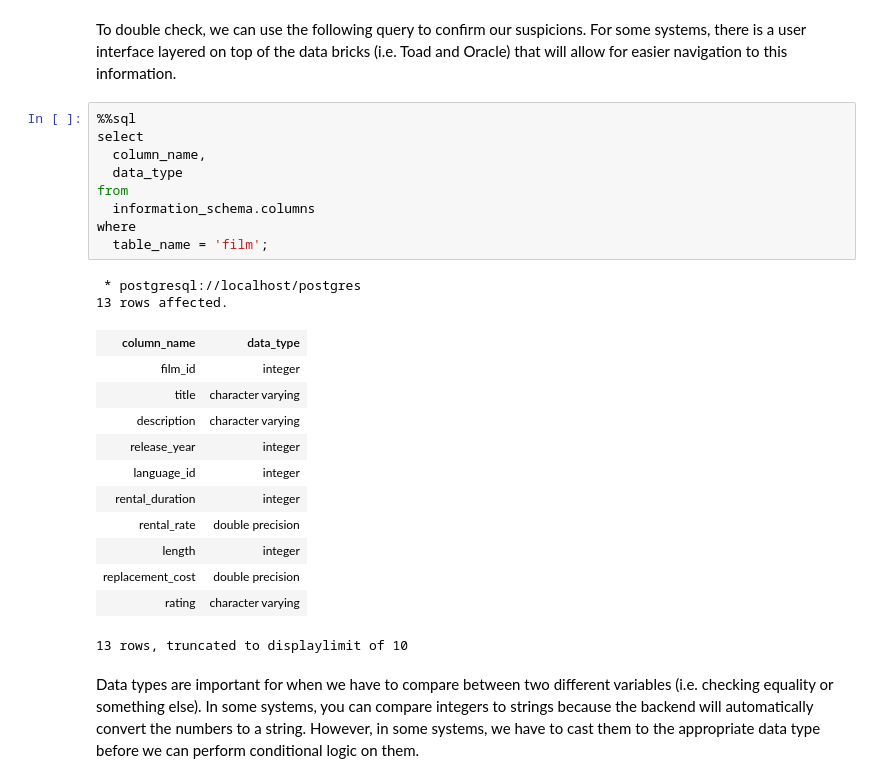
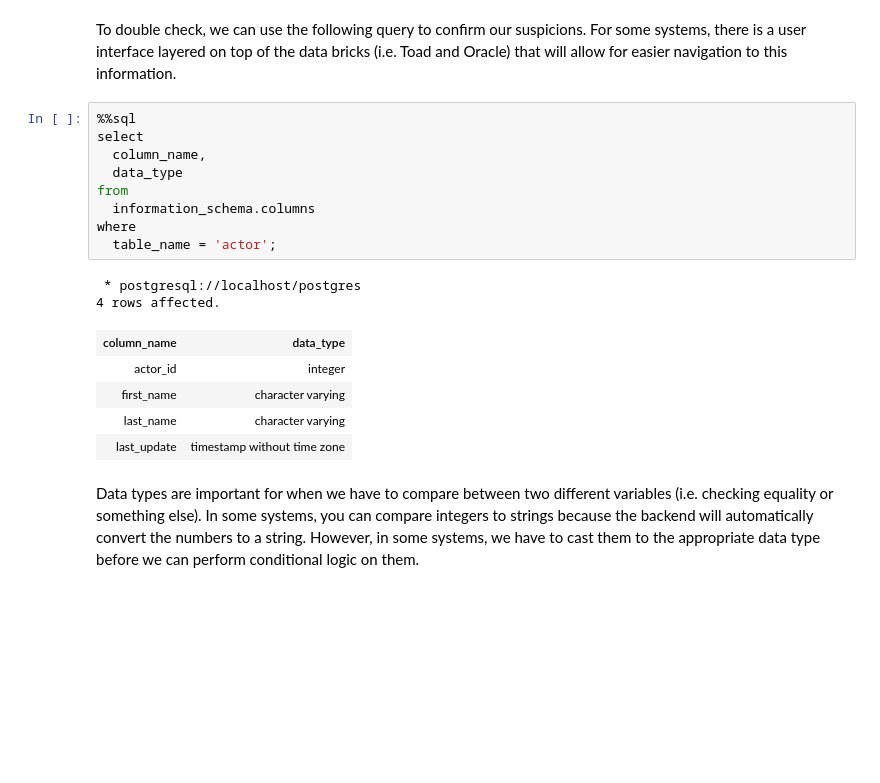
Before and after one commit to julizhu/sql-training-tool, a Jupyter notebook: content/2_Data_Types.ipynb, the cells around one changed output. Saved outputs shown, nothing was run; the diff lists cells and outputs as text; blank space fills up the shorter version.

```diff
--- a/content/2_Data_Types.ipynb
+++ b/content/2_Data_Types.ipynb
@@ -35,27 +35,20 @@ To double check, we can use the following query to confirm our suspicions. For s
 # %%
 %%sql
 select
   column_name,
   data_type
 from
   information_schema.columns
 where
-  table_name = 'film';
+  table_name = 'actor';
 # %% [output]
  * postgresql://localhost/postgres
-13 rows affected.
+4 rows affected.
 | column_name | data_type |
-| film_id | integer |
-| title | character varying |
-| description | character varying |
-| release_year | integer |
-| language_id | integer |
-| rental_duration | integer |
-| rental_rate | double precision |
-| length | integer |
-| replacement_cost | double precision |
-| rating | character varying |
+| actor_id | integer |
+| first_name | character varying |
+| last_name | character varying |
+| last_update | timestamp without time zone |
-13 rows, truncated to displaylimit of 10
 # %% [markdown]
 Data types are important for when we have to compare between two different variables (i.e. checking equality or something else). In some systems, you can compare integers to strings because the backend will automatically convert the numbers to a string. However, in some systems, we have to cast them to the appropriate data type before we can perform conditional logic on them.
 # %%
```
Also changed, not shown: 2 other files.
